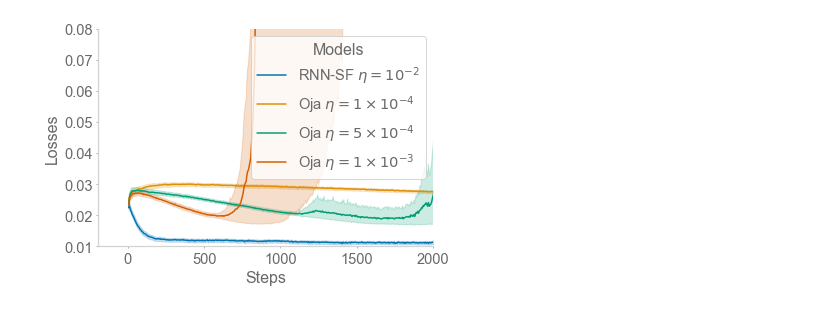
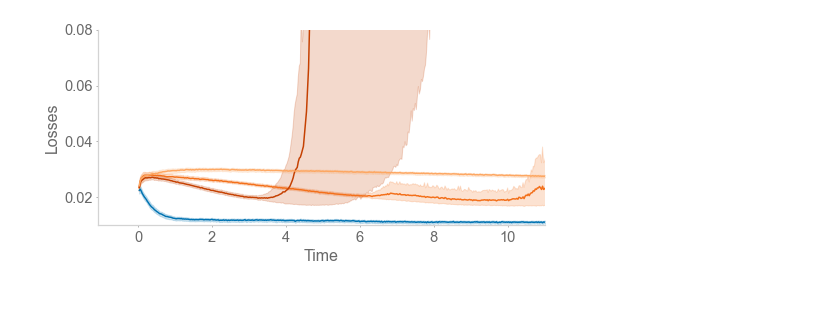
Before and after one commit to chingf/sr-project, a Jupyter notebook: notebooks/4ef-sf-oja-stability-comparison.ipynb, the cells around one changed output. Cells and saved outputs as stored; diff of their text form; code cells hidden in the pictures.

```diff
--- a/notebooks/4ef-sf-oja-stability-comparison.ipynb
+++ b/notebooks/4ef-sf-oja-stability-comparison.ipynb
@@ -32,3 +28,5 @@ sf_dir = '../trained_models/05_oja1E-3_sf_loss/rnn/'
+# %%
+exp_dir = '../trained_models/05_oja_sf_loss/'
 # %%
 steps = []
 losses = []
@@ -92,11 +53,27 @@ for _iter in os.listdir(oja3_dir):
 # %%
-df = pd.DataFrame({'Steps': steps, 'Losses': losses, 'Models': models})
+df = pd.DataFrame({
+    'Steps': steps, 'Losses': losses,
+    'Models': models,
+    'Time': np.array(steps)/configs.dt_to_sec/60.
+    })
 # %%
-plt.figure()
-sns.lineplot(x='Steps', y='Losses', hue='Models', data=df)
+plt.figure(figsize=(6.4*1.25, 4.8*0.75))
+cmap = cm.get_cmap('Oranges', 6)
+start_cm_idx = 2
+palette = [
+    cmap(start_cm_idx+1),
+    cmap(start_cm_idx+2),
+    cmap(start_cm_idx),
+    'C0'
+    ]
+sns.lineplot(
+    x='Time', y='Losses', hue='Models', data=df,
+    legend=None,
+    palette=palette
+    )
 plt.ylim(0.01, 0.08)
-plt.xlim(right=2000)
+plt.xlim(right=11)
 plt.savefig('oja_rnn_loss.png', dpi=300)
 plt.show()
 # %% [output]
-[figure, old version]
+[figure, new version]
```
Also changed, not shown: parts of 4 cells of this notebook, 10 other files.
